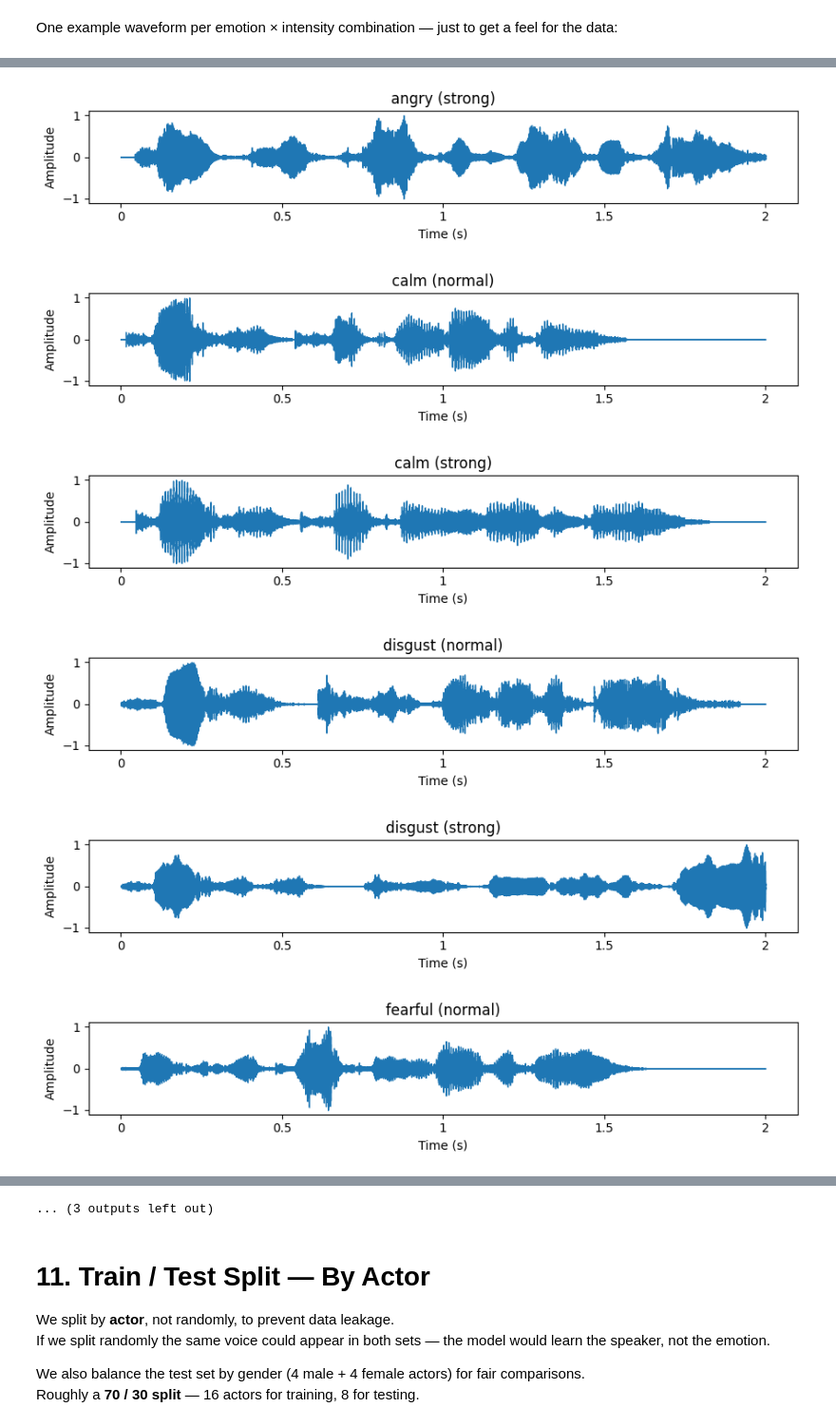
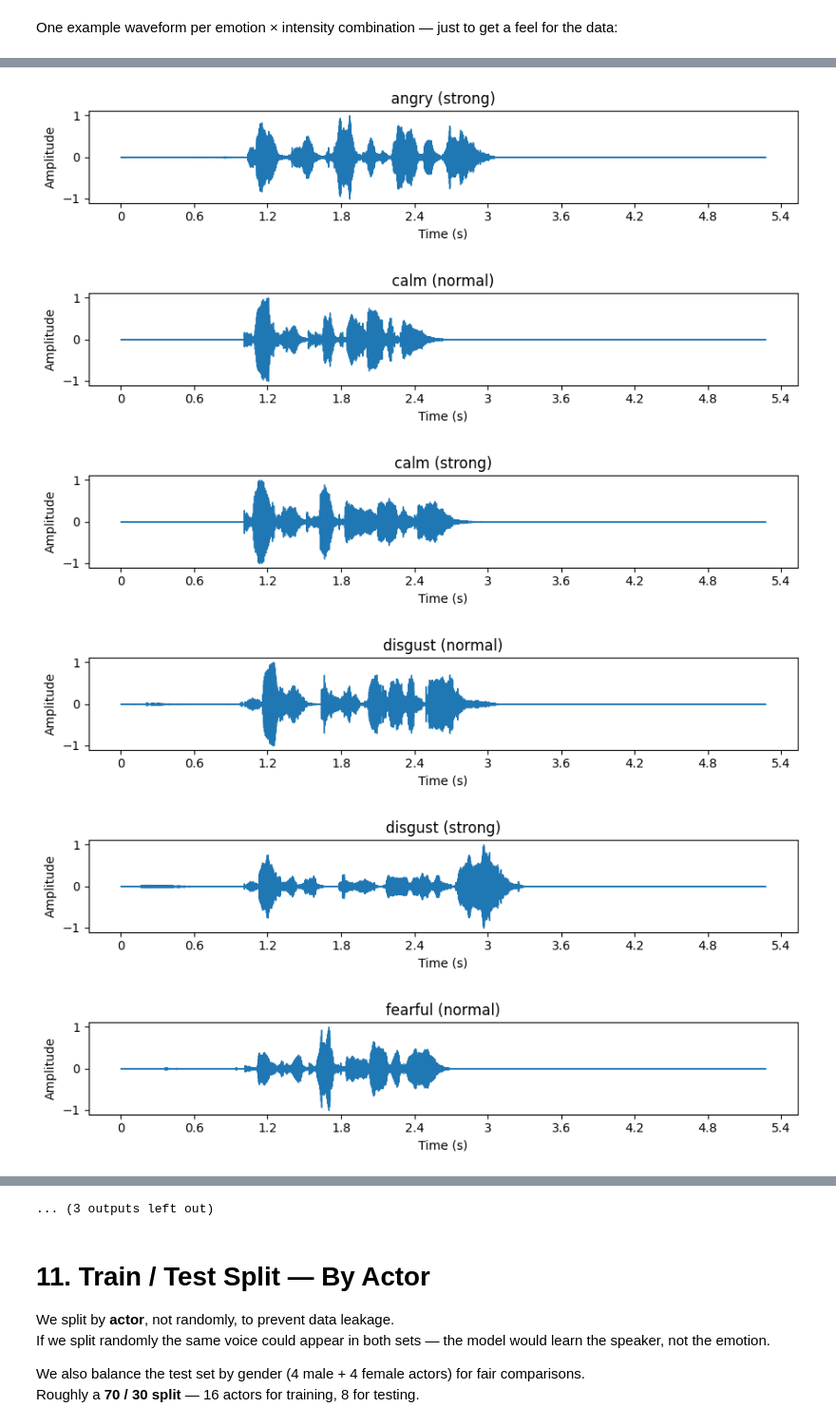
Before and after one commit to jainilpatel98/AudioSentimentProject, a Jupyter notebook: notebooks/emotion_recognition.ipynb, the cells around one changed output, grey strips where cells are left out. Shown at 95% size. Saved outputs shown, nothing was run; the diff lists cells and outputs as text; code cells hidden in the pictures.

```diff
--- a/notebooks/emotion_recognition.ipynb
+++ b/notebooks/emotion_recognition.ipynb
@@ -152,21 +188,18 @@ def list_files():
 
 
 def parse_filename_labels(path):
-    # Get filename → split into RAVDESS parts
     parts = os.path.splitext(os.path.basename(path))[0].split("-")
+    _, _, em_code, int_code, *_, actor_code = parts
 
-    # RAVDESS format assumed correct → unpack needed fields
-    _, _, em_code, int_code, *_, actor_code = parts
+    actor_id = int(actor_code)
 
     return {
         "path": path,
-
-        # Convert codes → readable labels
-        "emotion":   EMOTION[em_code],
+        "emotion": EMOTION[em_code],
         "intensity": INTENSITY[int_code],
-
-        # Actor ID used to prevent data leakage in splits
-        "actor_id":  int(actor_code),
+        "actor_id": actor_id,
+        #+ in Section 24 we calculate the gender on the fly. Cleaner to just do it here
+        "gender": "male" if actor_id % 2 != 0 else "female"
     }
 
 
@@ -279,12 +362,13 @@ Original:  3.30s  →  Trimmed: 1.34s  →  Fixed: 2.00s
 # 9. Preprocess the Full Dataset
 Now we apply the same pipeline to every clip. This takes a minute.
 # %%
-# Apply the same preprocessing pipeline to every clip.
+TARGET_LEN = compute_target_length(df["path"])
 audio_signals = []
 for path in df["path"]:
     y, _ = load_audio(path, sr=SR)
     audio_signals.append(y)
 
-X_fixed = np.stack([fix_length(y) for y in audio_signals]).astype(np.float32)
+X_fixed = np.stack([fix_length(y, TARGET_LEN) for y in audio_signals]).astype(np.float32)
+
 print(f"Loaded {len(audio_signals)} clips → matrix shape: {X_fixed.shape}")
 # %% [output]
@@ -327,11 +411,13 @@ one_per_group = (
 
 for _, row in one_per_group.iterrows():
     y, sr = load_audio(row["path"], sr=SR)
-    y = fix_length(y)
+    y = fix_length(y, TARGET_LEN)  # <-- fix here
+
     plt.figure(figsize=(9, 2))
     librosa.display.waveshow(y, sr=sr)
     plt.title(f"{row['emotion']} ({row['intensity']})")
-    plt.xlabel("Time (s)"); plt.ylabel("Amplitude")
+    plt.xlabel("Time (s)")
+    plt.ylabel("Amplitude")
     plt.tight_layout()
     plt.show()
 # %% [output]
@@ -339,6 +425,6 @@ for _, row in one_per_group.iterrows():
-[figure, old version]
+[figure, new version]
-[figure, old version]
+[figure, new version]
-[figure, old version]
+[figure, new version]
-[figure, old version]
+[figure, new version]
-[figure, old version]
+[figure, new version]
-[figure, old version]
+[figure, new version]
```
Also changed, not shown: parts of 32 cells of this notebook.
